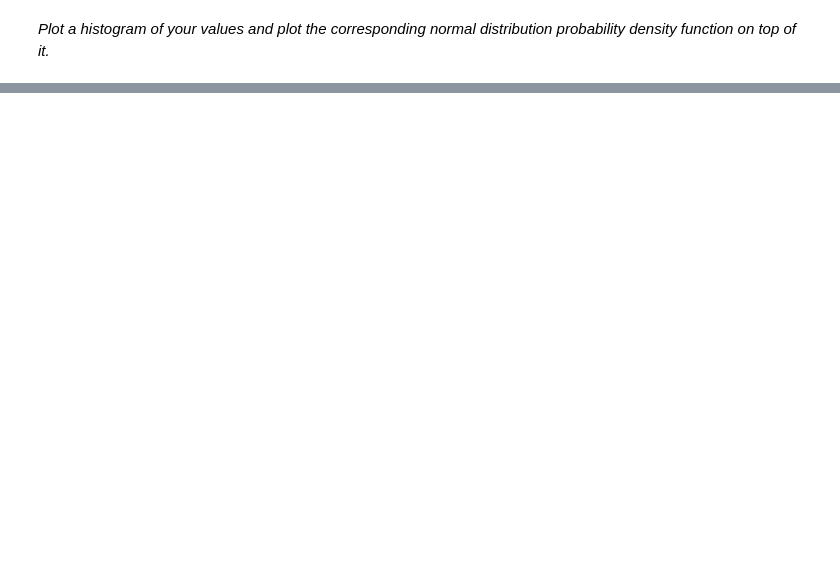
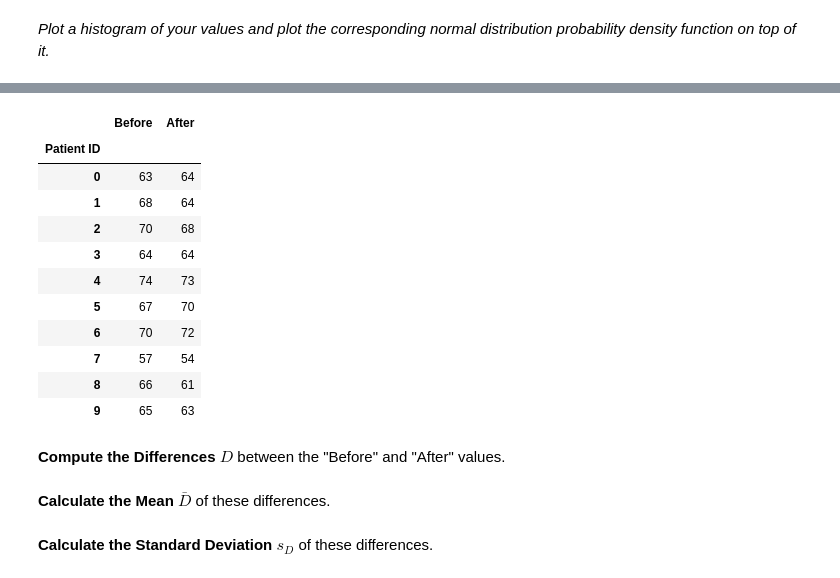
Before and after one commit to LaisColetta/Applied-Statistics, a Jupyter notebook: tasks.ipynb, the cells around one changed output, grey strips where cells are left out. Cells and saved outputs as stored; diff of their text form; code cells hidden in the pictures; blank space fills up the shorter version.

```diff
--- a/tasks.ipynb
+++ b/tasks.ipynb
@@ -114,0 +135,32 @@ plt.show()
+# %%
+# 1. Load Required Libraries
+import numpy as np
+from scipy import stats
+import pandas as pd
+import seaborn as sns
+import matplotlib.pyplot as plt
+
+# Creat the dataset
+data = {
+    'Patient ID': range(10),
+    'Before': [63, 68, 70, 64, 74, 67, 70, 57, 66, 65],
+    'After': [64, 64, 68, 64, 73, 70, 72, 54, 61, 63]
+}
+df = pd.DataFrame(data)
+df.set_index('Patient ID', inplace=True)
+df
+# %% [output]
+|  | Before | After |
+| Patient ID |  |  |
+| 0 | 63 | 64 |
+| 1 | 68 | 64 |
+| 2 | 70 | 68 |
+| 3 | 64 | 64 |
+| 4 | 74 | 73 |
+| 5 | 67 | 70 |
+| 6 | 70 | 72 |
+| 7 | 57 | 54 |
+| 8 | 66 | 61 |
+| 9 | 65 | 63 |
+# %% [markdown]
+**Compute the Differences** $D$ between the "Before" and "After" values.
@@ -114,0 +169,2 @@ plt.show()
+# %% [markdown]
+**Calculate the Mean** $\bar{D}$ of these differences.
@@ -114,0 +173,2 @@ plt.show()
+# %% [markdown]
+**Calculate the Standard Deviation** $s_D$ of these differences.
```
Also changed, not shown: parts of 14 cells of this notebook.
